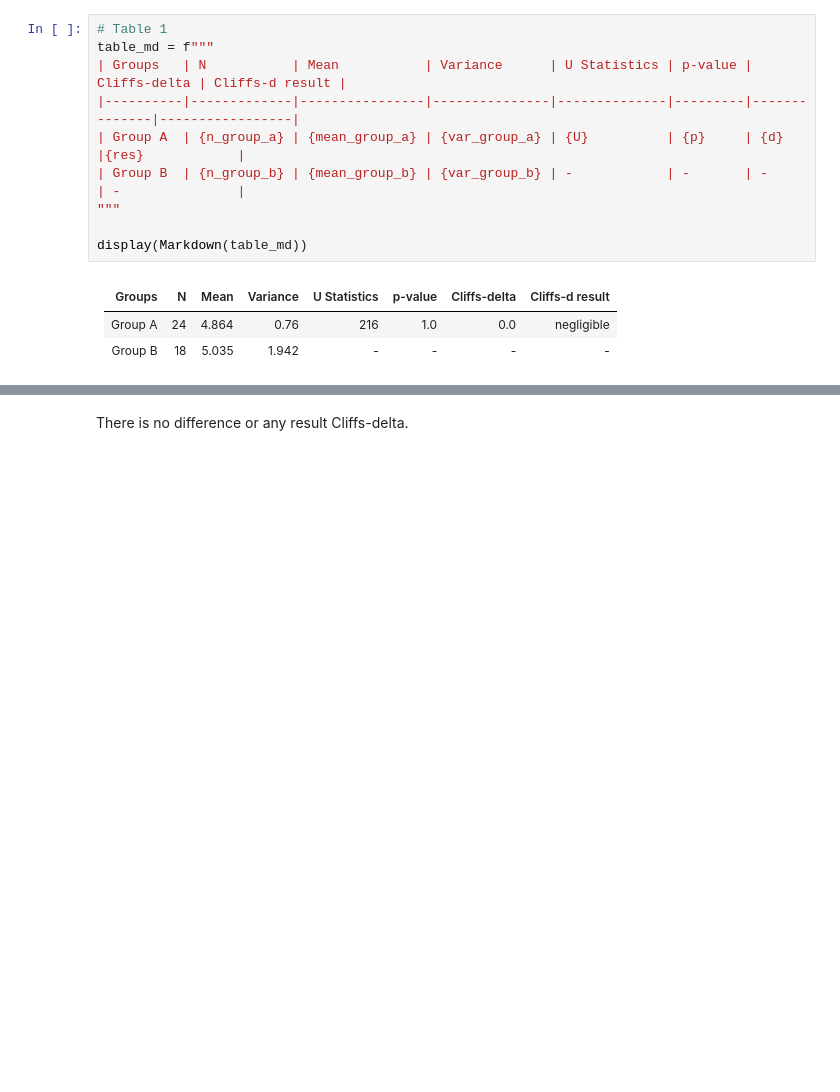
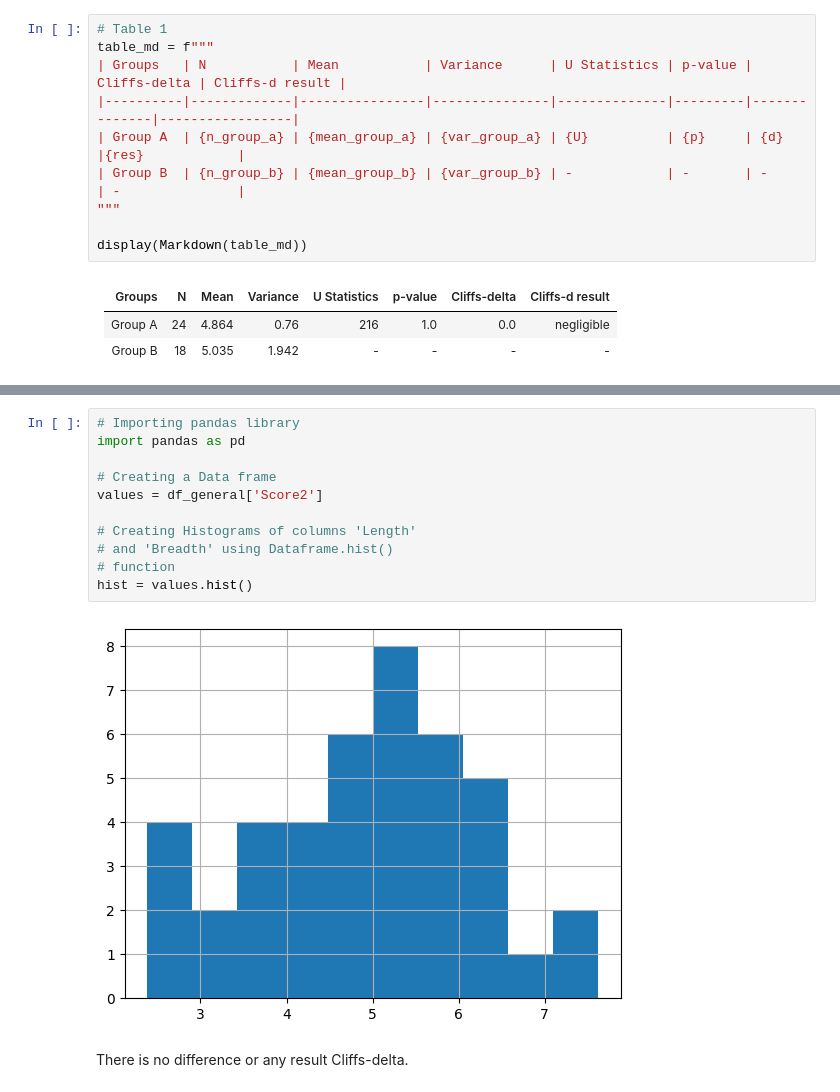
Before and after one commit to netuh/paper-esem-experiment, a Jupyter notebook: DataAnalysis.ipynb, the cells around one changed output, grey strips where cells are left out. Cells and saved outputs as stored; diff of their text form; blank space fills up the shorter version.

```diff
--- a/DataAnalysis.ipynb
+++ b/DataAnalysis.ipynb
@@ -127,3 +162,16 @@ display(Markdown(table_md))
+# %%
+# Importing pandas library
+import pandas as pd
+
+# Creating a Data frame
+values = df_general['Score2']
+
+# Creating Histograms of columns 'Length'
+# and 'Breadth' using Dataframe.hist()
+# function
+hist = values.hist()
+# %% [output]
+[figure, added]
 # %% [markdown]
 There is no difference or any result Cliffs-delta.
 # %% [markdown]
```
Also changed, not shown: parts of 8 cells of this notebook.
